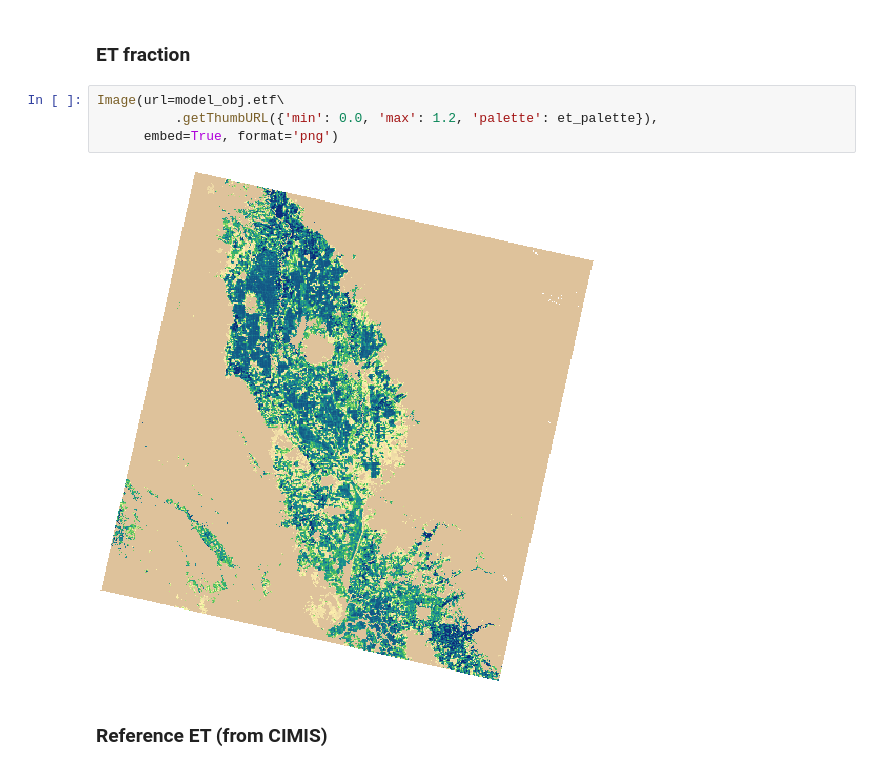
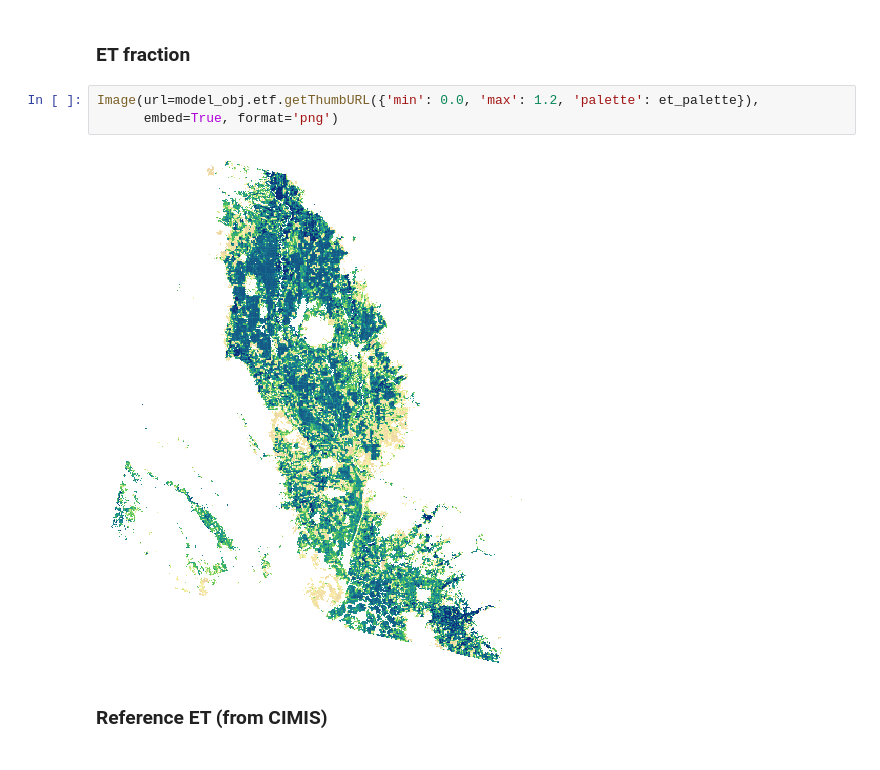
Before and after one commit to openet-brazil/openet-sims, a Jupyter notebook: examples/single_image.ipynb, the cells around one changed output. Saved outputs shown, nothing was run; the diff lists cells and outputs as text.

```diff
--- a/examples/single_image.ipynb
+++ b/examples/single_image.ipynb
@@ -45,11 +52,10 @@ Image(url=model_obj.ndvi\
 # %% [markdown]
 ### ET fraction
 # %%
-Image(url=model_obj.etf\
-          .getThumbURL({'min': 0.0, 'max': 1.2, 'palette': et_palette}),
+Image(url=model_obj.etf.getThumbURL({'min': 0.0, 'max': 1.2, 'palette': et_palette}),
       embed=True, format='png')
 # %% [output]
-[figure, old version]
+[figure, new version]
 # %% [markdown]
 ### Reference ET (from CIMIS)
 # %%
```
Also changed, not shown: parts of 7 cells of this notebook, 6 other files.
